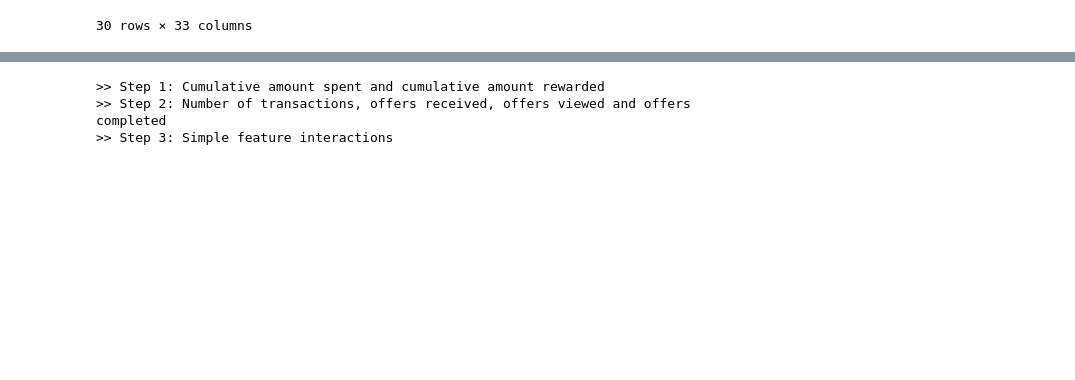
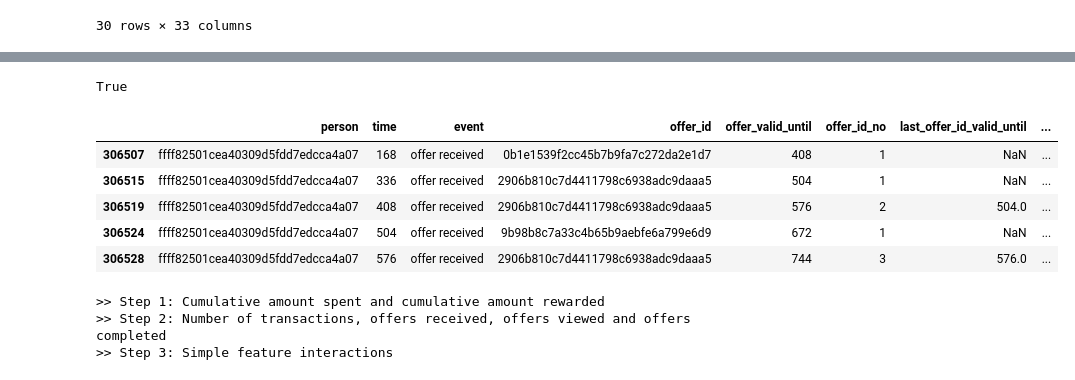
Before and after one commit to felipe-takaoka/starbucks-capstone, a Jupyter notebook: Starbucks_Capstone_notebook.ipynb, the cells around one changed output, grey strips where cells are left out. Saved outputs shown, nothing was run; the diff lists cells and outputs as text; code cells hidden in the pictures; blank space fills up the shorter version.

```diff
--- a/Starbucks_Capstone_notebook.ipynb
+++ b/Starbucks_Capstone_notebook.ipynb
@@ -394,5 +401,3 @@ transcript_feats.head(25)
 | 28 | 0011e0d4e6b944f998e987f904e8c1e5 | 2 | offer viewed | 6 | 0.00 | 3f207df678b143eea3cee63160fa8bed | 0 | 4.440892e-16 | 0.0 | 0.0 | ... |
 | 29 | 0011e0d4e6b944f998e987f904e8c1e5 | 3 | transaction | 132 | 13.49 | NaN | 0 | 0.000000e+00 | 0.0 | 0.0 | ... |
 30 rows × 33 columns
-# %%
-transcript_feats.iloc[:30, :15].set_index(["person", "event_no"])
@@ -418,3 +404,29 @@ transcript_feats.iloc[:30, :15].set_index(["person", "event_no"])
+# %%
+# Check if customers can have more than one of the same offer valid at a time
+aux = transcript_feats.copy()[["person","time","event","offer_id","offer_duration"]]
+aux = aux[aux["event"]=="offer received"]
+aux["offer_duration"] = (24*aux["offer_duration"]).astype(int)
+aux["offer_valid_until"] = aux["time"] + aux["offer_duration"]
+
+aux["offer_id_no"] = aux.groupby(["person","offer_id"]).cumcount() + 1
+aux["last_offer_id_valid_until"] = aux.groupby(["person","offer_id"])["offer_valid_until"].shift(1)
+
+aux["previous_same_offer_valid"] = aux["time"] < aux["last_offer_id_valid_until"]
+
+aux = aux.drop(columns=["offer_duration"])
+if aux["previous_same_offer_valid"].any():
+    print("There are cases where a person receives a specific offer eventhough he/she had previously received it and it is still valid")
+else:
+    print("An offer is only sent if the customer doesn't have that same offer still valid")
+aux.tail()
+# %% [output]
+True
+|  | person | time | event | offer_id | offer_valid_until | offer_id_no | last_offer_id_valid_until | ... |
+| 306507 | ffff82501cea40309d5fdd7edcca4a07 | 168 | offer received | 0b1e1539f2cc45b7b9fa7c272da2e1d7 | 408 | 1 | NaN | ... |
+| 306515 | ffff82501cea40309d5fdd7edcca4a07 | 336 | offer received | 2906b810c7d4411798c6938adc9daaa5 | 504 | 1 | NaN | ... |
+| 306519 | ffff82501cea40309d5fdd7edcca4a07 | 408 | offer received | 2906b810c7d4411798c6938adc9daaa5 | 576 | 2 | 504.0 | ... |
+| 306524 | ffff82501cea40309d5fdd7edcca4a07 | 504 | offer received | 9b98b8c7a33c4b65b9aebfe6a799e6d9 | 672 | 1 | NaN | ... |
+| 306528 | ffff82501cea40309d5fdd7edcca4a07 | 576 | offer received | 2906b810c7d4411798c6938adc9daaa5 | 744 | 3 | 576.0 | ... |
 # %%
 transcript_feats = transcript_df.copy()
 
```
Also changed, not shown: parts of 2 cells of this notebook.
